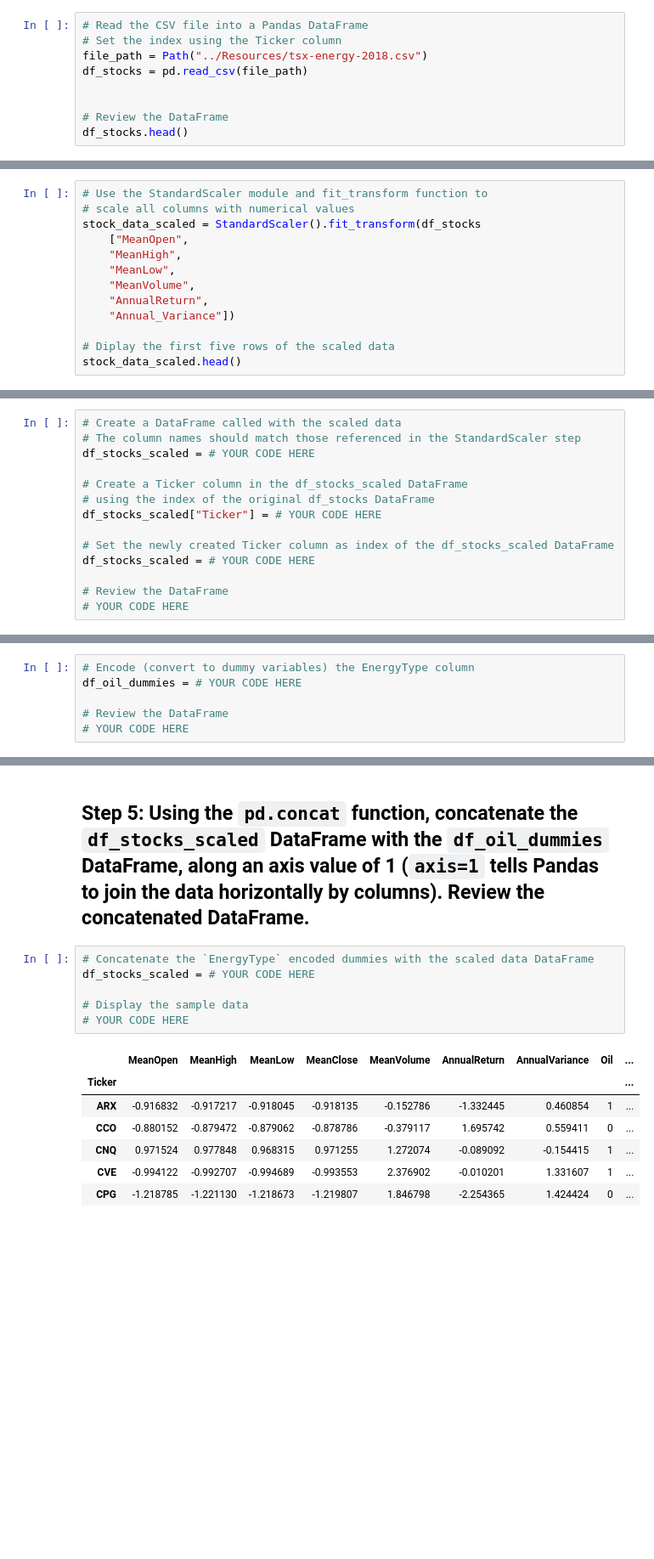
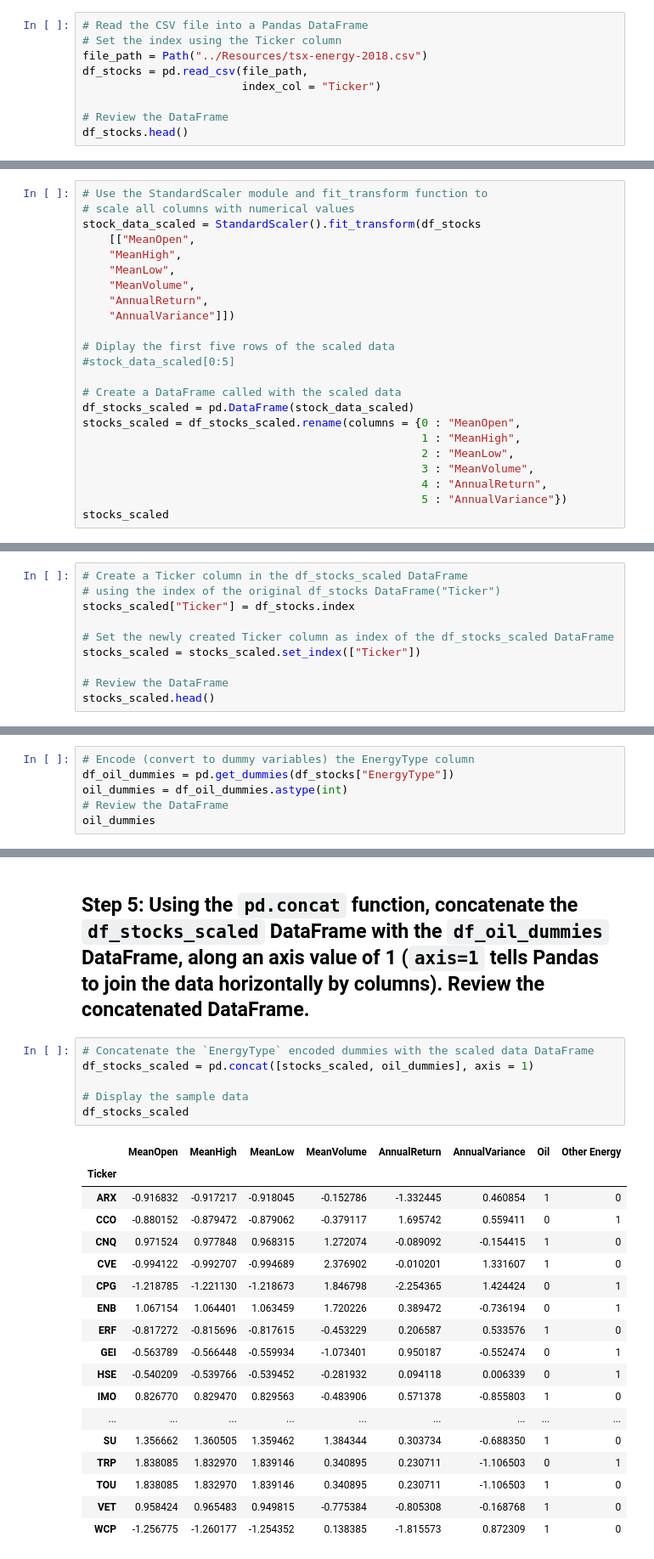
Before and after one commit to ppatel0910/fintech-boot-camp, a Jupyter notebook: Activities/10-Unsupervised-Learning/2/Activities/04-Stu-Standardizing_Stock_Data/Unsolved/standardizing_stock_data.ipynb, the cells around one changed output, grey strips where cells are left out. Shown at 85% size. Saved outputs shown, nothing was run; the diff lists cells and outputs as text; blank space fills up the shorter version.

```diff
--- a/Activities/10-Unsupervised-Learning/2/Activities/04-Stu-Standardizing_Stock_Data/Unsolved/standardizing_stock_data.ipynb
+++ b/Activities/10-Unsupervised-Learning/2/Activities/04-Stu-Standardizing_Stock_Data/Unsolved/standardizing_stock_data.ipynb
@@ -49,8 +50,8 @@ from sklearn.preprocessing import StandardScaler
 # Read the CSV file into a Pandas DataFrame
 # Set the index using the Ticker column
 file_path = Path("../Resources/tsx-energy-2018.csv")
-df_stocks = pd.read_csv(file_path)
-
+df_stocks = pd.read_csv(file_path,
+                        index_col = "Ticker")
 
 # Review the DataFrame
 df_stocks.head()
@@ -67,13 +69,23 @@ df_stocks.head()
 # Use the StandardScaler module and fit_transform function to
 # scale all columns with numerical values
 stock_data_scaled = StandardScaler().fit_transform(df_stocks
-    ["MeanOpen",
+    [["MeanOpen",
     "MeanHigh",
     "MeanLow",
     "MeanVolume",
     "AnnualReturn",
-    "Annual_Variance"])
+    "AnnualVariance"]])
 
 # Diplay the first five rows of the scaled data
-stock_data_scaled.head()
+#stock_data_scaled[0:5]
+
+# Create a DataFrame called with the scaled data
+df_stocks_scaled = pd.DataFrame(stock_data_scaled)
+stocks_scaled = df_stocks_scaled.rename(columns = {0 : "MeanOpen",
+                                                   1 : "MeanHigh",
+                                                   2 : "MeanLow",
+                                                   3 : "MeanVolume",
+                                                   4 : "AnnualReturn",
+                                                   5 : "AnnualVariance"})
+stocks_scaled
 # %% [output]
@@ -89,17 +115,13 @@ KeyError: ('MeanOpen', 'MeanHigh', 'MeanLow', 'MeanVolume', 'AnnualReturn', 'Ann
 
 - Review the resulting DataFrame.
 # %%
-# Create a DataFrame called with the scaled data
-# The column names should match those referenced in the StandardScaler step
-df_stocks_scaled = # YOUR CODE HERE
-
 # Create a Ticker column in the df_stocks_scaled DataFrame
-# using the index of the original df_stocks DataFrame
-df_stocks_scaled["Ticker"] = # YOUR CODE HERE
+# using the index of the original df_stocks DataFrame("Ticker")
+stocks_scaled["Ticker"] = df_stocks.index
 
 # Set the newly created Ticker column as index of the df_stocks_scaled DataFrame
-df_stocks_scaled = # YOUR CODE HERE
+stocks_scaled = stocks_scaled.set_index(["Ticker"])
 
 # Review the DataFrame
-# YOUR CODE HERE
+stocks_scaled.head()
 # %% [output]
@@ -114,10 +136,10 @@ df_stocks_scaled = # YOUR CODE HERE
 ## Step 4: Encode the “EnergyType” column using `pd.get_dummies`, and save the result in a separate DataFrame called `df_oil_dummies`. Note that, because the company name isn’t relevant for clustering, you don’t need to encode the “CompanyName” column.
 # %%
 # Encode (convert to dummy variables) the EnergyType column
-df_oil_dummies = # YOUR CODE HERE
-
+df_oil_dummies = pd.get_dummies(df_stocks["EnergyType"])
+oil_dummies = df_oil_dummies.astype(int)
 # Review the DataFrame
-# YOUR CODE HERE
+oil_dummies
 # %% [output]
 |  | Oil | Other Energy |
 | Ticker |  |  |
@@ -130,18 +163,29 @@ df_oil_dummies = # YOUR CODE HERE
 ## Step 5: Using the `pd.concat` function, concatenate the `df_stocks_scaled` DataFrame with the `df_oil_dummies` DataFrame, along an axis value of 1 (`axis=1` tells Pandas to join the data horizontally by columns). Review the concatenated DataFrame.
 # %%
 # Concatenate the `EnergyType` encoded dummies with the scaled data DataFrame
-df_stocks_scaled = # YOUR CODE HERE
+df_stocks_scaled = pd.concat([stocks_scaled, oil_dummies], axis = 1)
 
 # Display the sample data
-# YOUR CODE HERE
+df_stocks_scaled
 # %% [output]
-|  | MeanOpen | MeanHigh | MeanLow | MeanClose | MeanVolume | AnnualReturn | AnnualVariance | Oil | ... |
-| Ticker |  |  |  |  |  |  |  |  | ... |
-| ARX | -0.916832 | -0.917217 | -0.918045 | -0.918135 | -0.152786 | -1.332445 | 0.460854 | 1 | ... |
-| CCO | -0.880152 | -0.879472 | -0.879062 | -0.878786 | -0.379117 | 1.695742 | 0.559411 | 0 | ... |
-| CNQ | 0.971524 | 0.977848 | 0.968315 | 0.971255 | 1.272074 | -0.089092 | -0.154415 | 1 | ... |
-| CVE | -0.994122 | -0.992707 | -0.994689 | -0.993553 | 2.376902 | -0.010201 | 1.331607 | 1 | ... |
-| CPG | -1.218785 | -1.221130 | -1.218673 | -1.219807 | 1.846798 | -2.254365 | 1.424424 | 0 | ... |
+|  | MeanOpen | MeanHigh | MeanLow | MeanVolume | AnnualReturn | AnnualVariance | Oil | Other Energy |
+| Ticker |  |  |  |  |  |  |  |  |
+| ARX | -0.916832 | -0.917217 | -0.918045 | -0.152786 | -1.332445 | 0.460854 | 1 | 0 |
+| CCO | -0.880152 | -0.879472 | -0.879062 | -0.379117 | 1.695742 | 0.559411 | 0 | 1 |
+| CNQ | 0.971524 | 0.977848 | 0.968315 | 1.272074 | -0.089092 | -0.154415 | 1 | 0 |
+| CVE | -0.994122 | -0.992707 | -0.994689 | 2.376902 | -0.010201 | 1.331607 | 1 | 0 |
+| CPG | -1.218785 | -1.221130 | -1.218673 | 1.846798 | -2.254365 | 1.424424 | 0 | 1 |
+| ENB | 1.067154 | 1.064401 | 1.063459 | 1.720226 | 0.389472 | -0.736194 | 0 | 1 |
+| ERF | -0.817272 | -0.815696 | -0.817615 | -0.453229 | 0.206587 | 0.533576 | 1 | 0 |
+| GEI | -0.563789 | -0.566448 | -0.559934 | -1.073401 | 0.950187 | -0.552474 | 0 | 1 |
+| HSE | -0.540209 | -0.539766 | -0.539452 | -0.281932 | 0.094118 | 0.006339 | 0 | 1 |
+| IMO | 0.826770 | 0.829470 | 0.829563 | -0.483906 | 0.571378 | -0.855803 | 1 | 0 |
+| ... | ... | ... | ... | ... | ... | ... | ... | ... |
+| SU | 1.356662 | 1.360505 | 1.359462 | 1.384344 | 0.303734 | -0.688350 | 1 | 0 |
+| TRP | 1.838085 | 1.832970 | 1.839146 | 0.340895 | 0.230711 | -1.106503 | 0 | 1 |
+| TOU | 1.838085 | 1.832970 | 1.839146 | 0.340895 | 0.230711 | -1.106503 | 1 | 0 |
+| VET | 0.958424 | 0.965483 | 0.949815 | -0.775384 | -0.805308 | -0.168768 | 1 | 0 |
+| WCP | -1.256775 | -1.260177 | -1.254352 | 0.138385 | -1.815573 | 0.872309 | 1 | 0 |
 # %% [markdown]
 ## Step 6: Using the concatenated DataFrame, cluster the data by using the K-means algorithm and a k value of 3. Create a copy of the concatenated DataFrame, and add the resulting list of company segment values as a new column.
 # %%
```
Also changed, not shown: parts of 12 cells of this notebook, 1 other file.
